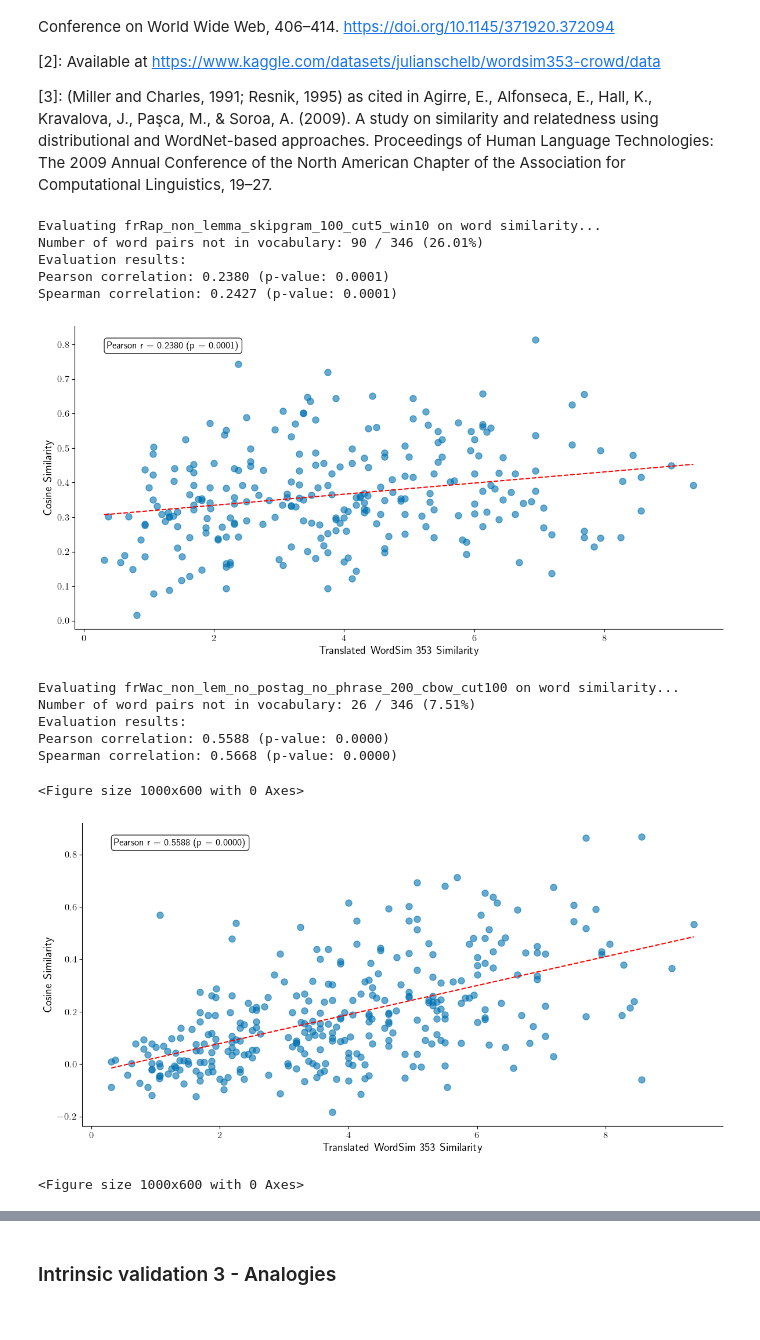
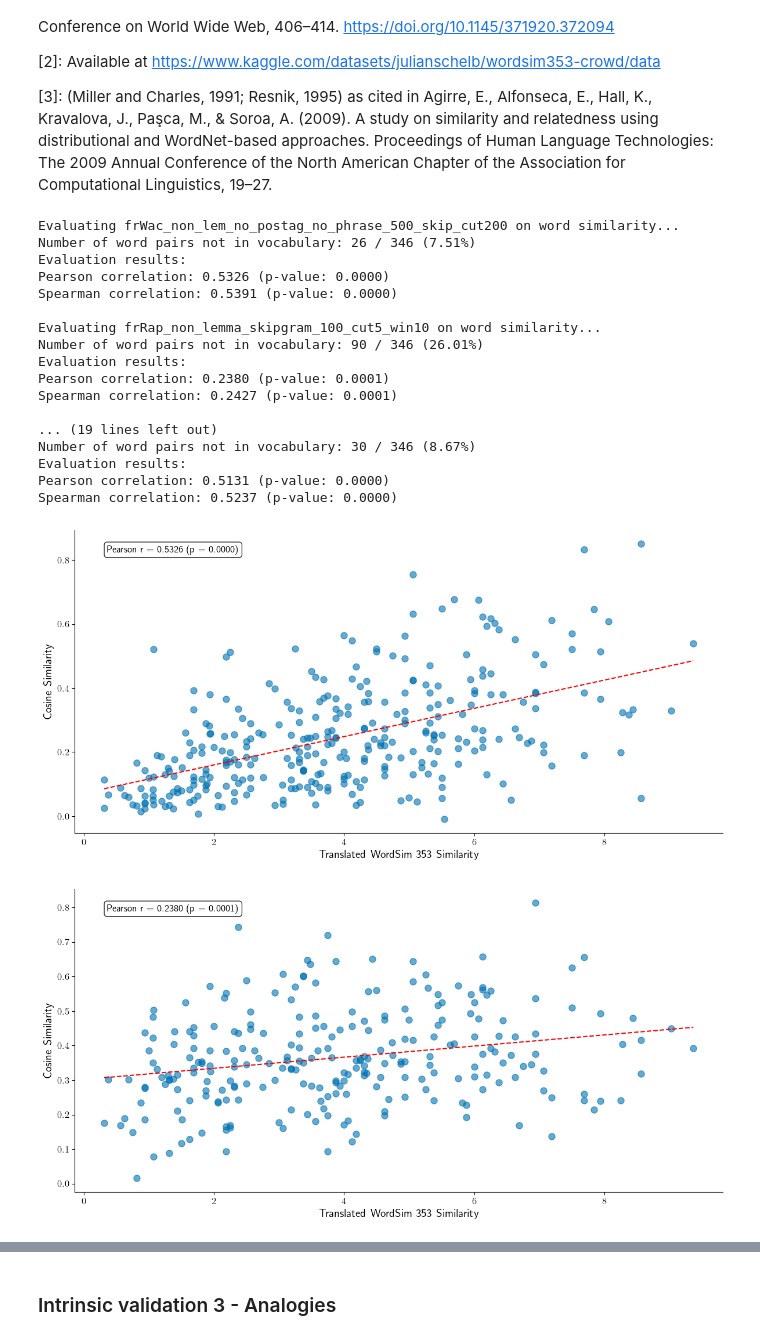
Before and after one commit to MatteoLarrode/NLP-SexismRapFr, a Jupyter notebook: NLP-SexismRapFr.ipynb, the cells around one changed output, grey strips where cells are left out. Cells and saved outputs as stored; diff of their text form; code cells hidden in the pictures.

```diff
--- a/NLP-SexismRapFr.ipynb
+++ b/NLP-SexismRapFr.ipynb
@@ -289,19 +332,24 @@ As a more formal way to validate the word embeddings created, I assess semantic
 
 [3]: (Miller and Charles, 1991; Resnik, 1995) as cited in Agirre, E., Alfonseca, E., Hall, K., Kravalova, J., Paşca, M., & Soroa, A. (2009). A study on similarity and relatedness using distributional and WordNet-based approaches. Proceedings of Human Language Technologies: The 2009 Annual Conference of the North American Chapter of the Association for Computational Linguistics, 19–27.
 # %%
-similarity_test_results_df = validate_models_similarity_task(models)
+similarity_test_results_df = validate_models_similarity_task(models, show_plot=False)
 # %% [output]
+Evaluating frWac_non_lem_no_postag_no_phrase_500_skip_cut200 on word similarity...
+Number of word pairs not in vocabulary: 26 / 346 (7.51%)
+Evaluation results:
+Pearson correlation: 0.5326 (p-value: 0.0000)
+Spearman correlation: 0.5391 (p-value: 0.0000)
+
 Evaluating frRap_non_lemma_skipgram_100_cut5_win10 on word similarity...
 Number of word pairs not in vocabulary: 90 / 346 (26.01%)
 Evaluation results:
 Pearson correlation: 0.2380 (p-value: 0.0001)
 Spearman correlation: 0.2427 (p-value: 0.0001)
+
+... (19 lines left out)
+Number of word pairs not in vocabulary: 30 / 346 (8.67%)
+Evaluation results:
+Pearson correlation: 0.5131 (p-value: 0.0000)
+Spearman correlation: 0.5237 (p-value: 0.0000)
-[figure, old version]
+[figure, new version]
-Evaluating frWac_non_lem_no_postag_no_phrase_200_cbow_cut100 on word similarity...
-Number of word pairs not in vocabulary: 26 / 346 (7.51%)
-Evaluation results:
-Pearson correlation: 0.5588 (p-value: 0.0000)
-Spearman correlation: 0.5668 (p-value: 0.0000)
-<Figure size 1000x600 with 0 Axes>
-[figure, old version]
+[figure, new version]
-<Figure size 1000x600 with 0 Axes>
```
Also changed, not shown: parts of 9 cells of this notebook, 10 other files.
